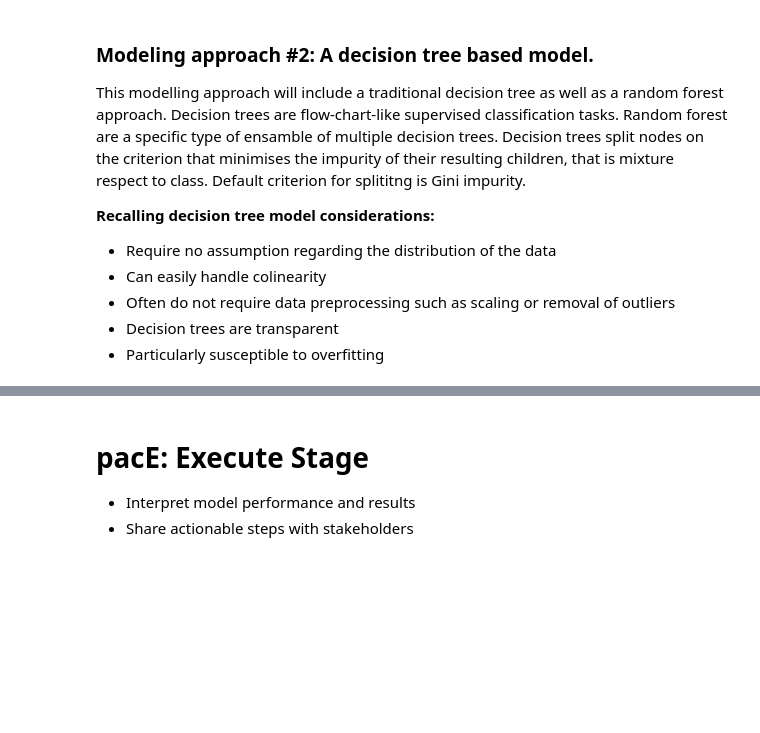
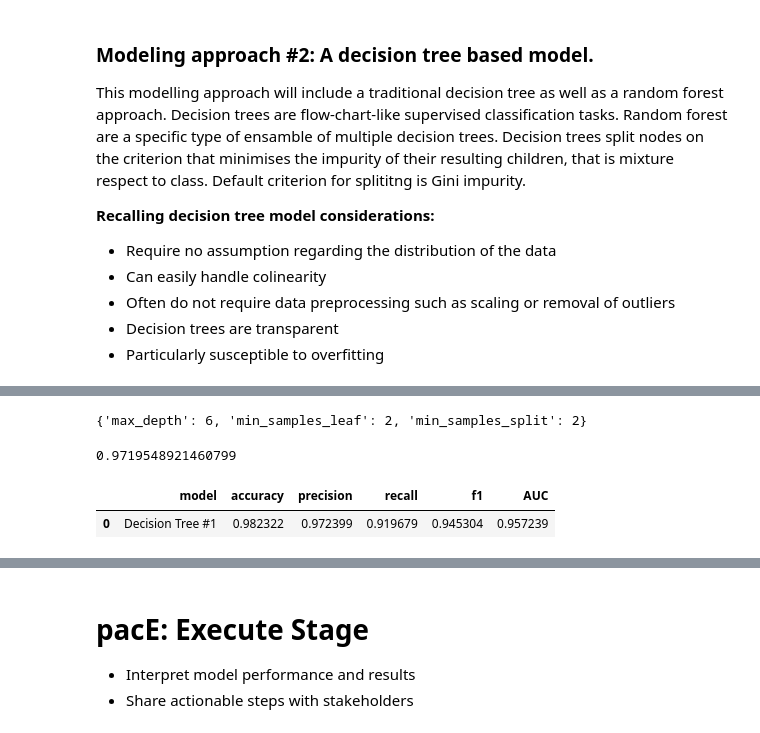
Before and after one commit to dianario/google_capstone_salifort_motors_analytics, a Jupyter notebook: course_7_salifort_motors_project_lab.ipynb, the cells around one changed output, grey strips where cells are left out. Drawn from its saved outputs; the diff is of its cells as text; code cells hidden in the pictures; blank space fills up the shorter version.

```diff
--- a/course_7_salifort_motors_project_lab.ipynb
+++ b/course_7_salifort_motors_project_lab.ipynb
@@ -912,0 +936,4 @@ X_train, X_test, y_train, y_test = train_test_split(
+# %%
+%%time
+# Tune the tree
+tuned_tree1.fit(X_train, y_train)
@@ -912,0 +951,48 @@ X_train, X_test, y_train, y_test = train_test_split(
+# %%
+# Check best fit scores
+tuned_tree1.best_params_
+# %% [output]
+{'max_depth': 6, 'min_samples_leaf': 2, 'min_samples_split': 2}
+# %%
+# Identify best recall score ('refit' metric)
+tuned_tree1.best_score_
+# %% [output]
+0.9719548921460799
+# %%
+# Create function that extracts all the scores of the best model from gcv
+def get_scores(model_name:str, model, X_test_data, y_test_data):
+    '''
+    Generate a table of test scores.
+    Inputs:
+    model_name (string) : A desired name for the output table
+    model:                A GridSearchCV fit object
+    X_test_data:          Numpy array of X_test data
+    y_test_data:          Numpy array of y_test data
+    Outputs:
+    A pandas df of accuracy, precision, recall, f1 and AUC scores for the model
+    '''
+
+    preds = model.best_estimator_.predict(X_test_data)
+    accuracy = metrics.accuracy_score(y_test_data, preds)
+    precision = metrics.precision_score(y_test_data, preds)
+    recall = metrics.recall_score(y_test_data, preds)
+    f1 = metrics.f1_score(y_test_data, preds)
+    auc = metrics.roc_auc_score(y_test_data, preds)
+
+    score_table = pd.DataFrame({'model': [model_name],
+                                'accuracy': [accuracy],
+                                'precision': [precision],
+                                'recall': [recall],
+                                'f1': [f1],
+                                'AUC': [auc]
+                                })
+
+    return score_table
+# %%
+# Use the best model to predict on the test set
+
+dtree_test_scores = get_scores('Decision Tree #1', tuned_tree1, X_test, y_test)
+dtree_test_scores
+# %% [output]
+|  | model | accuracy | precision | recall | f1 | AUC |
+| 0 | Decision Tree #1 | 0.982322 | 0.972399 | 0.919679 | 0.945304 | 0.957239 |
```
Also changed, not shown: parts of 17 cells of this notebook.
